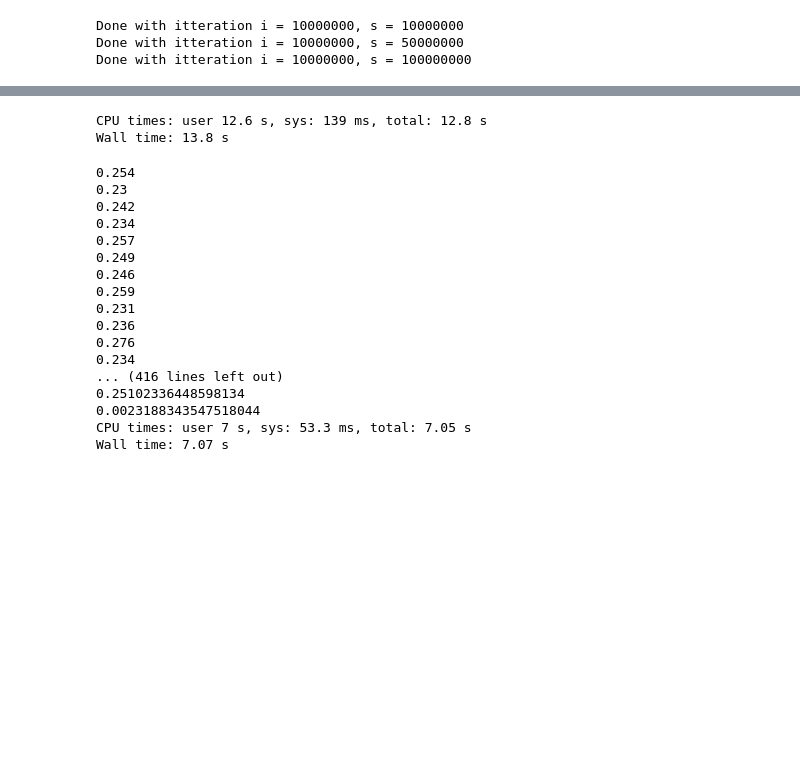
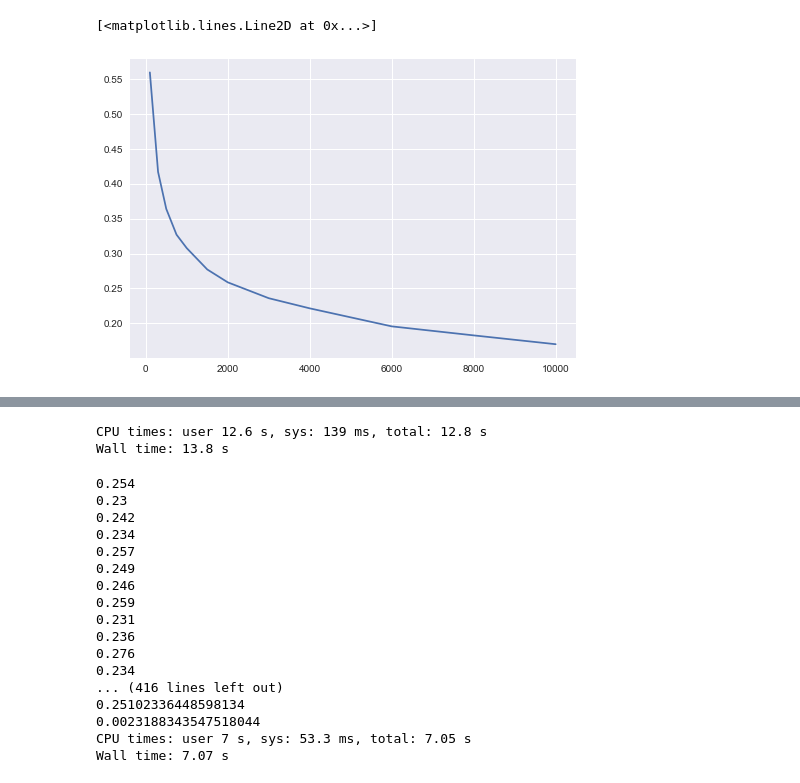
Before and after one commit to MbBrainz/StochasticSimulation-group19, a Jupyter notebook: Assignment1/RandomSampling.ipynb, the cells around one changed output, grey strips where cells are left out. Cells and saved outputs as stored; diff of their text form; code cells hidden in the pictures; blank space fills up the shorter version.

```diff
--- a/Assignment1/RandomSampling.ipynb
+++ b/Assignment1/RandomSampling.ipynb
@@ -14 +182,6 @@ im_lim=(-1,1)
+# %%
+plt.plot(n_points_list, np.sqrt(std_list))
+# %% [output]
+[<matplotlib.lines.Line2D at 0x...>]
+[figure, added]
 # %%
@@ -21,24 +194,6 @@ threshold = 1000
 data = []
 np.random.seed(SEED) # type: ignore
 # %%
-# Ran once without seedpreset
-for i in i_list:
-    n_sim = i
-    for s in s_list:
-        re, im, n = random_mandelbrot_points(s, re_lim, im_lim, threshold)
-
-        points_inside = np.size(np.where(n>=threshold))
-        average = points_inside / s
-
-        data_dict = {
-            "s": s,
-            "i": i,
-            "average": average
-        }
-
-        data.append(data_dict)
-        print(f"Done with itteration i = {i}, s = {s}")
+def get_confidence_interval(lmda, sample_std, sample_size):
+    a = lmda * sample_std / np.sqrt(sample_size)
+    return a
-# %% [output]
-Done with itteration i = 10000000, s = 10000000
-Done with itteration i = 10000000, s = 50000000
-Done with itteration i = 10000000, s = 100000000
```
Also changed, not shown: parts of 18 cells of this notebook, 4 other files.
